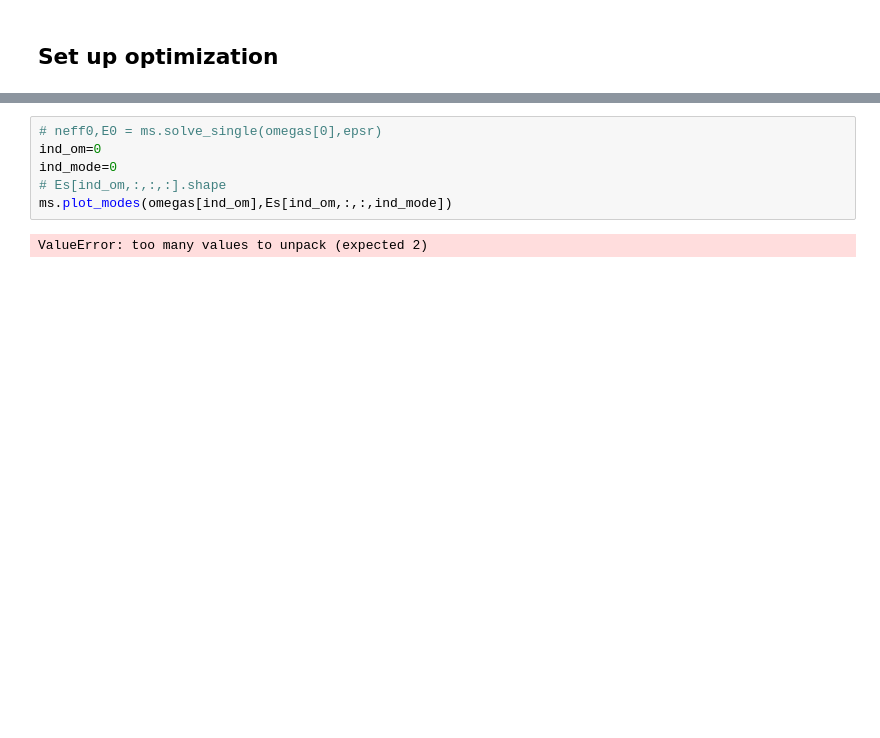
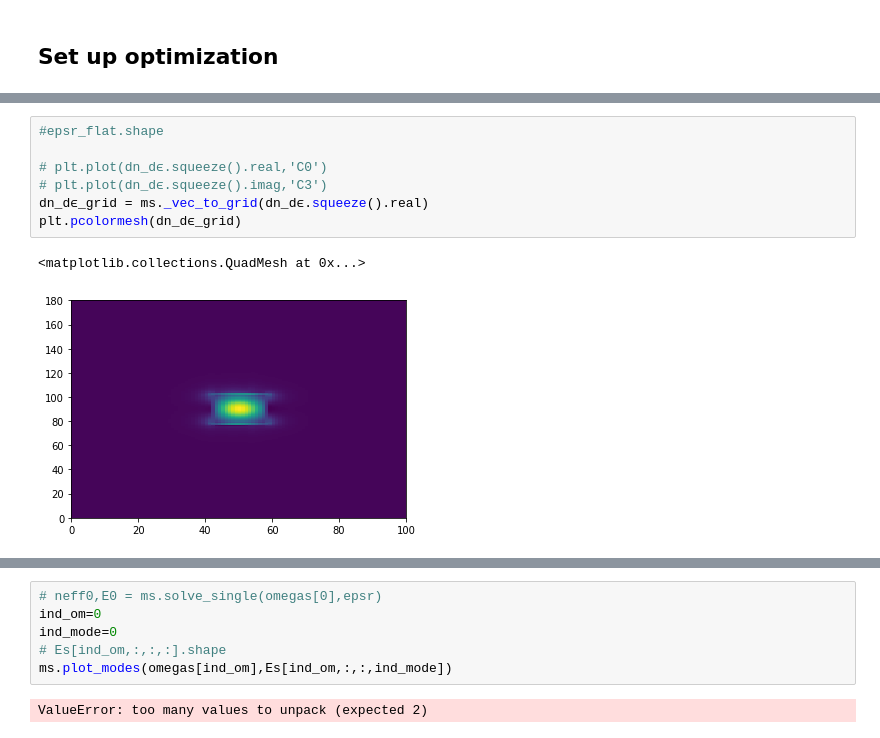
Before and after one commit to doddgray/optics_modeling, a Jupyter notebook: modes/modes.ipynb, the cells around one changed output, grey strips where cells are left out. Saved outputs shown, nothing was run; the diff lists cells and outputs as text; blank space fills up the shorter version.

```diff
--- a/modes/modes.ipynb
+++ b/modes/modes.ipynb
@@ -1431,0 +1793,10 @@ AttributeError: 'tuple' object has no attribute 'shape'
+# %%
+#epsr_flat.shape
+
+# plt.plot(dn_dϵ.squeeze().real,'C0')
+# plt.plot(dn_dϵ.squeeze().imag,'C3')
+dn_dϵ_grid = ms._vec_to_grid(dn_dϵ.squeeze().real)
+plt.pcolormesh(dn_dϵ_grid)
+# %% [output]
+<matplotlib.collections.QuadMesh at 0x...>
+[figure, added]
```
Also changed, not shown: parts of 31 cells of this notebook, 5 other files.
